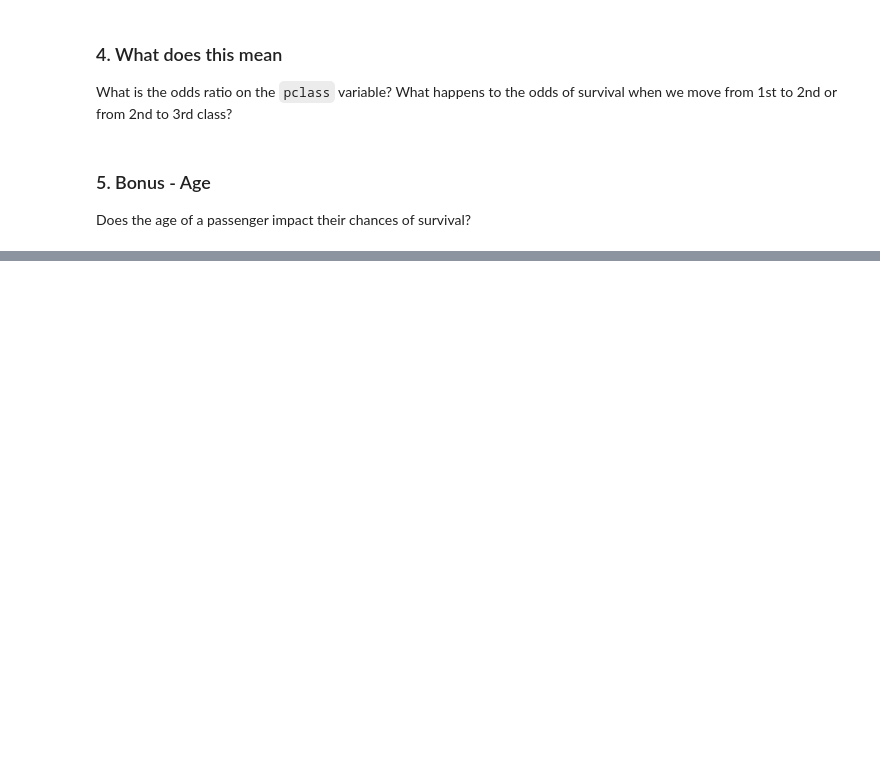
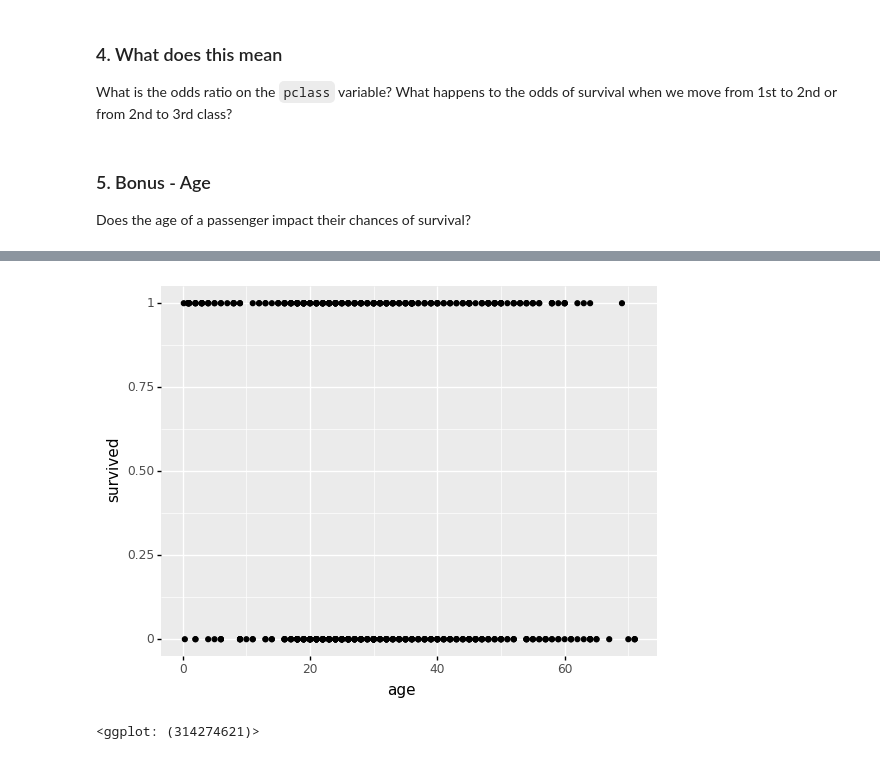
Before and after one commit to code4journalism/logistic-regression-titanic-and-coaches-chuqin-luiz-and-areena, a Jupyter notebook: logistic-regression-titanic.ipynb, the cells around one changed output, grey strips where cells are left out. Drawn from its saved outputs; the diff is of its cells as text; code cells hidden in the pictures; blank space fills up the shorter version.

```diff
--- a/logistic-regression-titanic.ipynb
+++ b/logistic-regression-titanic.ipynb
@@ -214,0 +334,9 @@ Does the age of a passenger impact their chances of survival?
+# %%
+(
+    ggplot(df.query('age.notna()'),         # data
+        aes('age', 'survived')) # aesthetics
+        + geom_point()      # geometry
+)
+# %% [output]
+[figure, added]
+<ggplot: (314274621)>
```
Also changed, not shown: parts of 21 cells of this notebook.
